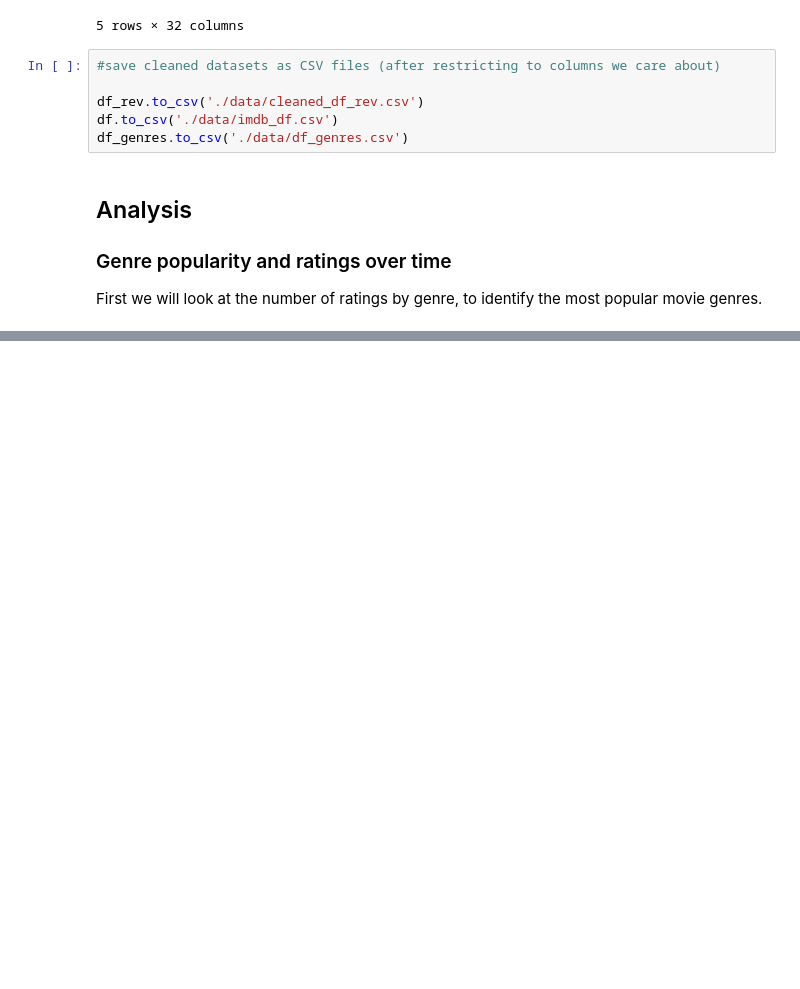
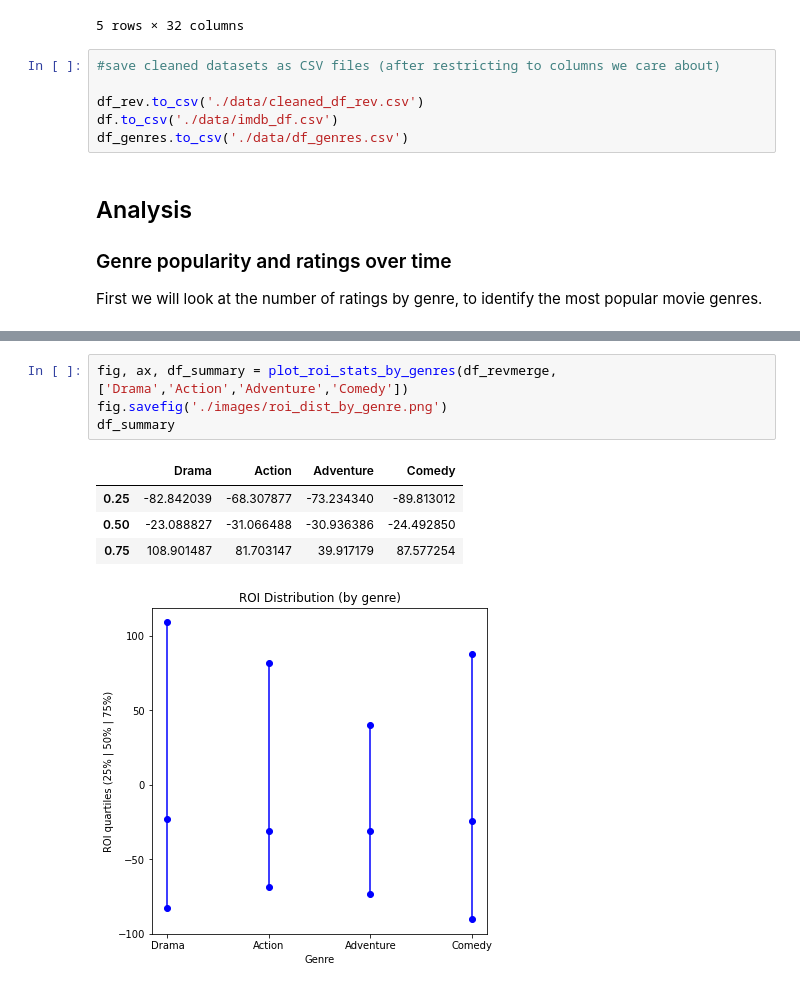
Before and after one commit to christopheraaronhenry/box_office_growth, a Jupyter notebook: box_office_growth.ipynb, the cells around one changed output, grey strips where cells are left out. Drawn from its saved outputs; the diff is of its cells as text; blank space fills up the shorter version.

```diff
--- a/box_office_growth.ipynb
+++ b/box_office_growth.ipynb
@@ -787,0 +654,10 @@ Going forward, additional analyses and databases can help identify promising way
+# %%
+fig, ax, df_summary = plot_roi_stats_by_genres(df_revmerge, ['Drama','Action','Adventure','Comedy'])
+fig.savefig('./images/roi_dist_by_genre.png')
+df_summary
+# %% [output]
+|  | Drama | Action | Adventure | Comedy |
+| 0.25 | -82.842039 | -68.307877 | -73.234340 | -89.813012 |
+| 0.50 | -23.088827 | -31.066488 | -30.936386 | -24.492850 |
+| 0.75 | 108.901487 | 81.703147 | 39.917179 | 87.577254 |
+[figure, added]
```
Also changed, not shown: parts of 49 cells of this notebook.
